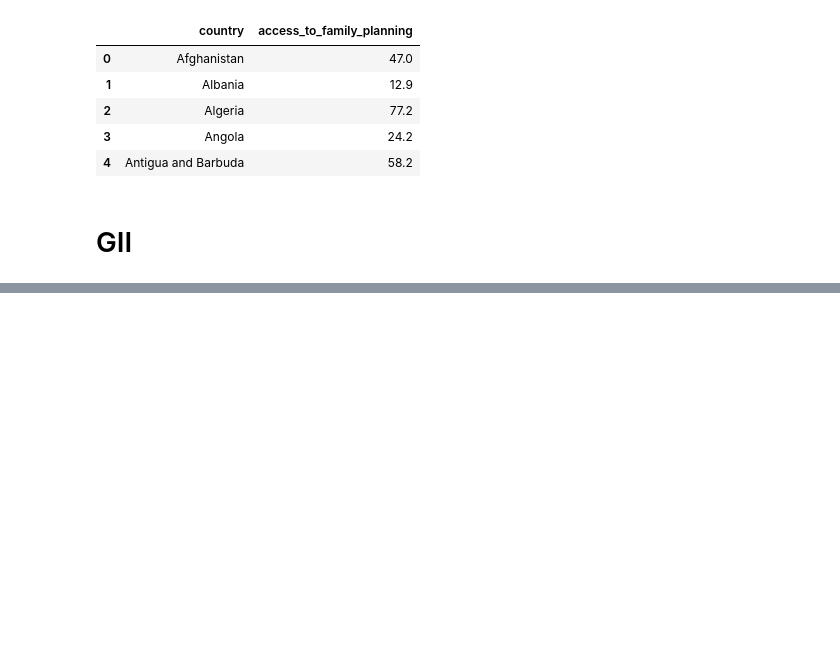
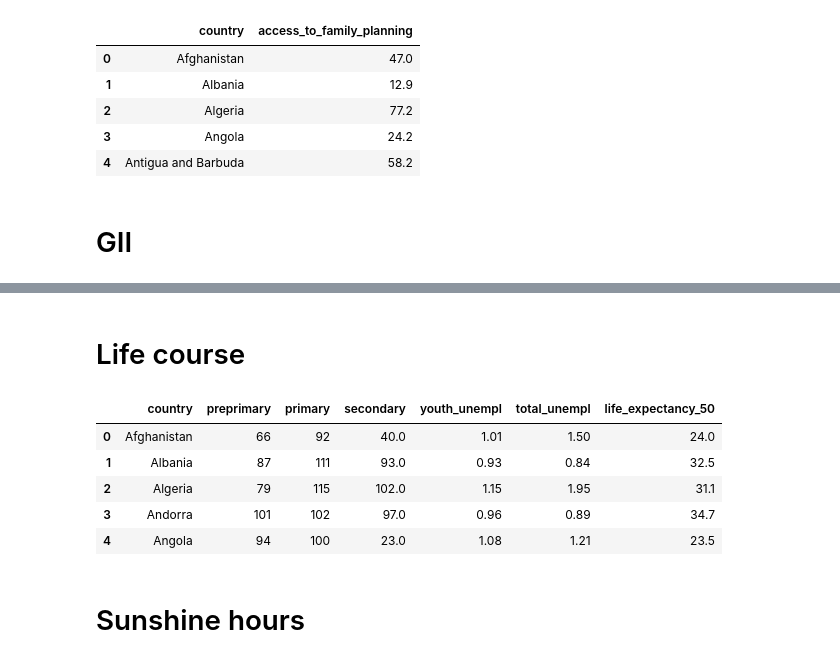
Before and after one commit to AnaMakarevich/suicide_rates_factors, a Jupyter notebook: Data Cleaning.ipynb, the cells around one changed output, grey strips where cells are left out. Cells and saved outputs as stored; diff of their text form; code cells hidden in the pictures; blank space fills up the shorter version.

```diff
--- a/Data Cleaning.ipynb
+++ b/Data Cleaning.ipynb
@@ -219,0 +261,18 @@ gii
+# %% [markdown]
+# Life course
+# %%
+life_course = pd.read_excel('life_course.xlsx')
+# %%
+life_course_selection = life_course.iloc[:,1:]
+life_course_selection.columns = ['country', 'preprimary', 'primary','secondary', 'youth_unempl', 'total_unempl', 'life_expectancy_50']
+# %%
+life_course_selection.head()
+# %% [output]
+|  | country | preprimary | primary | secondary | youth_unempl | total_unempl | life_expectancy_50 |
+| 0 | Afghanistan | 66 | 92 | 40.0 | 1.01 | 1.50 | 24.0 |
+| 1 | Albania | 87 | 111 | 93.0 | 0.93 | 0.84 | 32.5 |
+| 2 | Algeria | 79 | 115 | 102.0 | 1.15 | 1.95 | 31.1 |
+| 3 | Andorra | 101 | 102 | 97.0 | 0.96 | 0.89 | 34.7 |
+| 4 | Angola | 94 | 100 | 23.0 | 1.08 | 1.21 | 23.5 |
+# %% [markdown]
+# Sunshine hours
```
Also changed, not shown: parts of 42 cells of this notebook, 22 other files.
